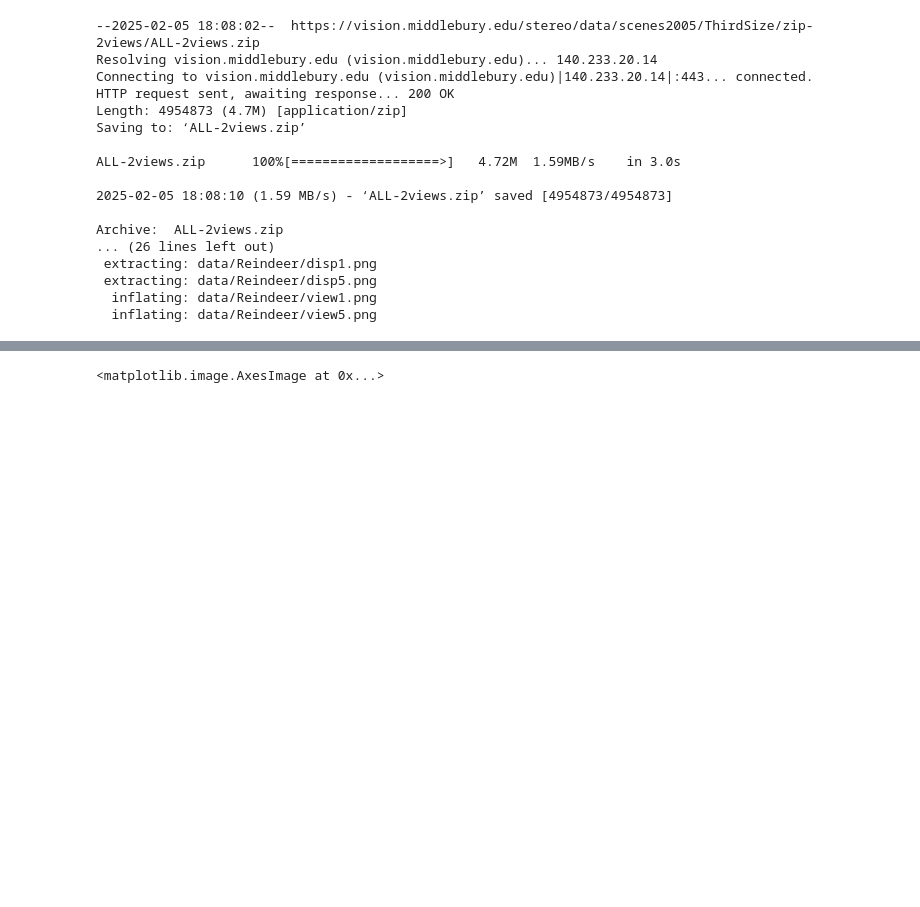
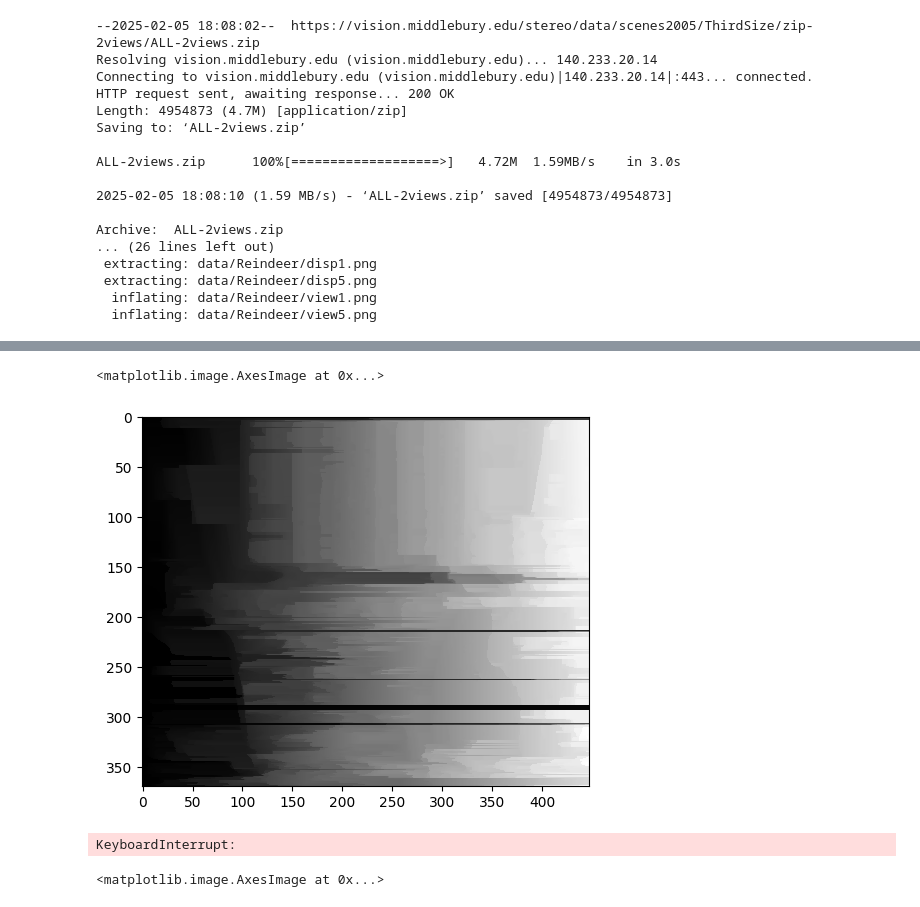
Before and after one commit to 1rsh/EC69210, a Jupyter notebook: exp4/main.ipynb, the cells around one changed output, grey strips where cells are left out. Drawn from its saved outputs; the diff is of its cells as text; code cells hidden in the pictures; blank space fills up the shorter version.

```diff
--- a/exp4/EC69210___Exp4.ipynb
+++ b/exp4/main.ipynb
@@ -338,13 +216,20 @@ svs = [
+# %%
+plt.imshow(svs[0].corresponding_points, cmap='gray')
+# %% [output]
+<matplotlib.image.AxesImage at 0x...>
+[figure, added]
 # %%
-similarities = [Similarity.SSD, Similarity.ZNCC, Similarity.CENSUS, Similarity.RANK]
+similarities = [Similarity.SSD]#, Similarity.ZNCC, Similarity.CENSUS, Similarity.RANK]
 window_sizes = [3, 5, 7, 9]
 
 for similarity in similarities:
     for window_size in window_sizes:
         for sv in svs:
-            dm = sv.unconstrained_disparity(window_size, similarity)
-            Image.fromarray(dm.astype(float)).convert('L').save(f'saved/unconstrained/{sv.folder.split("/")[-1]}_{window_size}_{similarity.__name__}.png')
-            plt.imshow(dm, cmap="gray")
+            dm = sv.constrained_disparity(window_size, similarity)
+            os.makedirs(f'saved/constrained/{sv.folder.split("/")[-1]}/', exist_ok=True)
+            Image.fromarray(dm.astype(float)).convert('L').save(f'saved/constrained/{sv.folder.split("/")[-1]}/{similarity.__name__}_{window_size}.png')
+# %% [output]
+KeyboardInterrupt:
 # %%
 plt.imshow(dm, cmap='gray')
 # %% [output]
```
Also changed, not shown: parts of 8 cells of this notebook.
